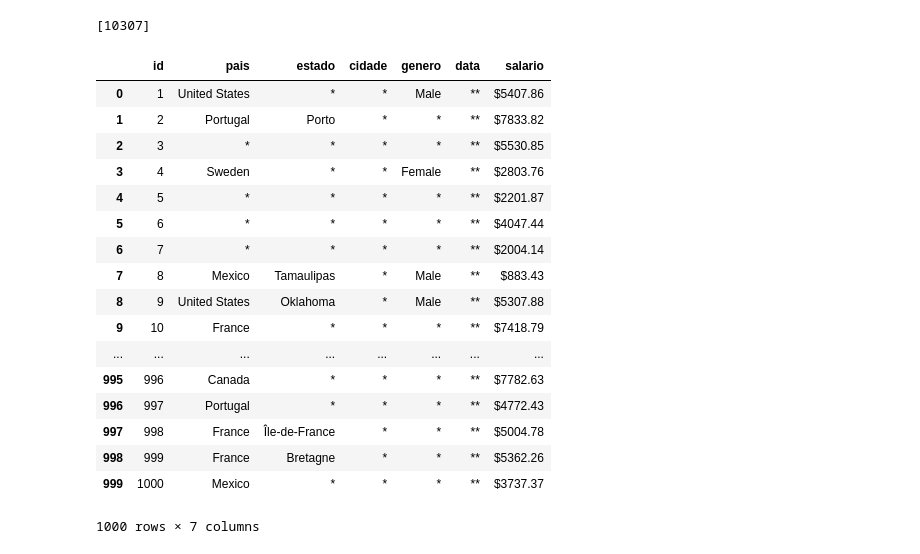
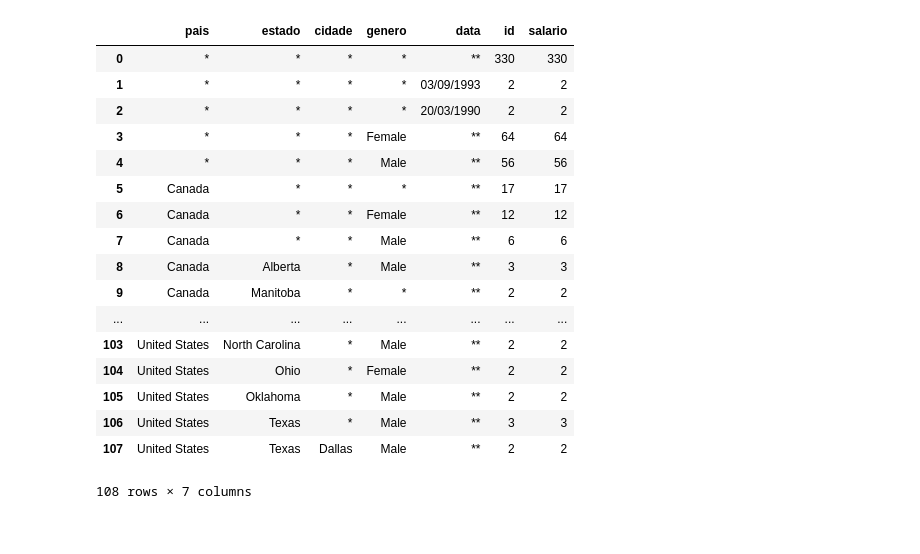
Before and after one commit to Dtorres96/Privacy, a Jupyter notebook: kanonimato1.ipynb, the cells around one changed output. Cells and saved outputs as stored; diff of their text form; code cells hidden in the pictures.

```diff
--- a/kanonimato1.ipynb
+++ b/kanonimato1.ipynb
@@ -135,27 +128,21 @@ precision()
-# %%
-#plt.plot(y, x)
-#plt.show()
-y
-# %% [output]
-[10307]
-# %%
-df
-# %% [output]
-|  | id | pais | estado | cidade | genero | data | salario |
-| 0 | 1 | United States | * | * | Male | ** | $5407.86 |
-| 1 | 2 | Portugal | Porto | * | * | ** | $7833.82 |
-| 2 | 3 | * | * | * | * | ** | $5530.85 |
-| 3 | 4 | Sweden | * | * | Female | ** | $2803.76 |
-| 4 | 5 | * | * | * | * | ** | $2201.87 |
-| 5 | 6 | * | * | * | * | ** | $4047.44 |
-| 6 | 7 | * | * | * | * | ** | $2004.14 |
-| 7 | 8 | Mexico | Tamaulipas | * | Male | ** | $883.43 |
-| 8 | 9 | United States | Oklahoma | * | Male | ** | $5307.88 |
-| 9 | 10 | France | * | * | * | ** | $7418.79 |
-| ... | ... | ... | ... | ... | ... | ... | ... |
-| 995 | 996 | Canada | * | * | * | ** | $7782.63 |
-| 996 | 997 | Portugal | * | * | * | ** | $4772.43 |
-| 997 | 998 | France | Île-de-France | * | * | ** | $5004.78 |
-| 998 | 999 | France | Bretagne | * | * | ** | $5362.26 |
-| 999 | 1000 | Mexico | * | * | * | ** | $3737.37 |
-1000 rows × 7 columns
+# %%
+testing()
+# %% [output]
+|  | pais | estado | cidade | genero | data | id | salario |
+| 0 | * | * | * | * | ** | 330 | 330 |
+| 1 | * | * | * | * | 03/09/1993 | 2 | 2 |
+| 2 | * | * | * | * | 20/03/1990 | 2 | 2 |
+| 3 | * | * | * | Female | ** | 64 | 64 |
+| 4 | * | * | * | Male | ** | 56 | 56 |
+| 5 | Canada | * | * | * | ** | 17 | 17 |
+| 6 | Canada | * | * | Female | ** | 12 | 12 |
+| 7 | Canada | * | * | Male | ** | 6 | 6 |
+| 8 | Canada | Alberta | * | Male | ** | 3 | 3 |
+| 9 | Canada | Manitoba | * | * | ** | 2 | 2 |
+| ... | ... | ... | ... | ... | ... | ... | ... |
+| 103 | United States | North Carolina | * | Male | ** | 2 | 2 |
+| 104 | United States | Ohio | * | Female | ** | 2 | 2 |
+| 105 | United States | Oklahoma | * | Male | ** | 2 | 2 |
+| 106 | United States | Texas | * | Male | ** | 3 | 3 |
+| 107 | United States | Texas | Dallas | Male | ** | 2 | 2 |
+108 rows × 7 columns
```
Also changed, not shown: parts of 6 cells of this notebook.
